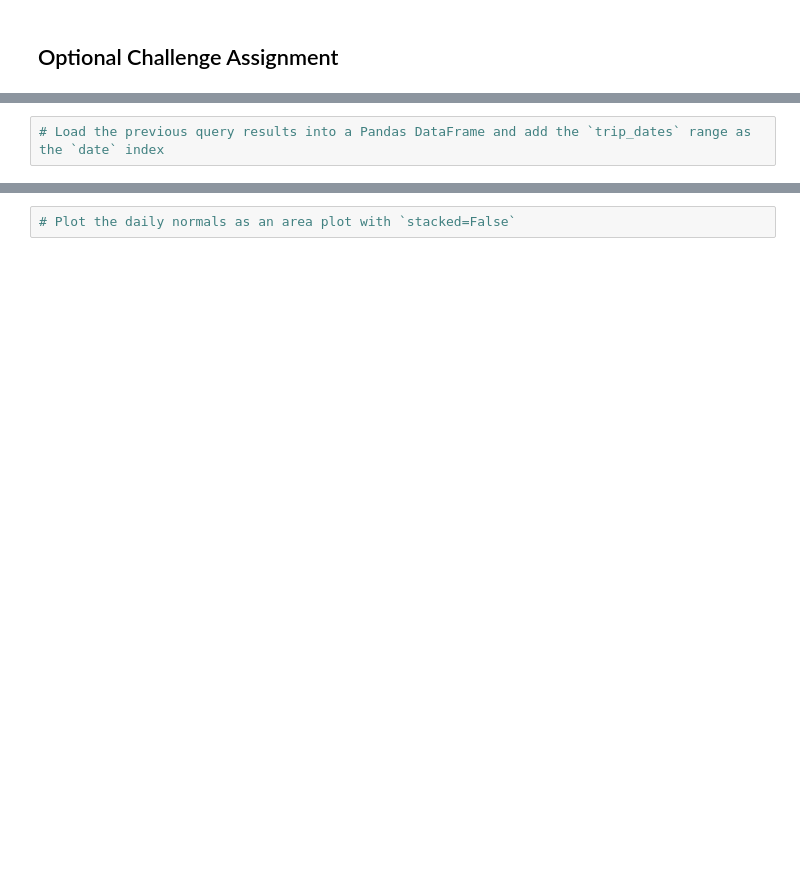
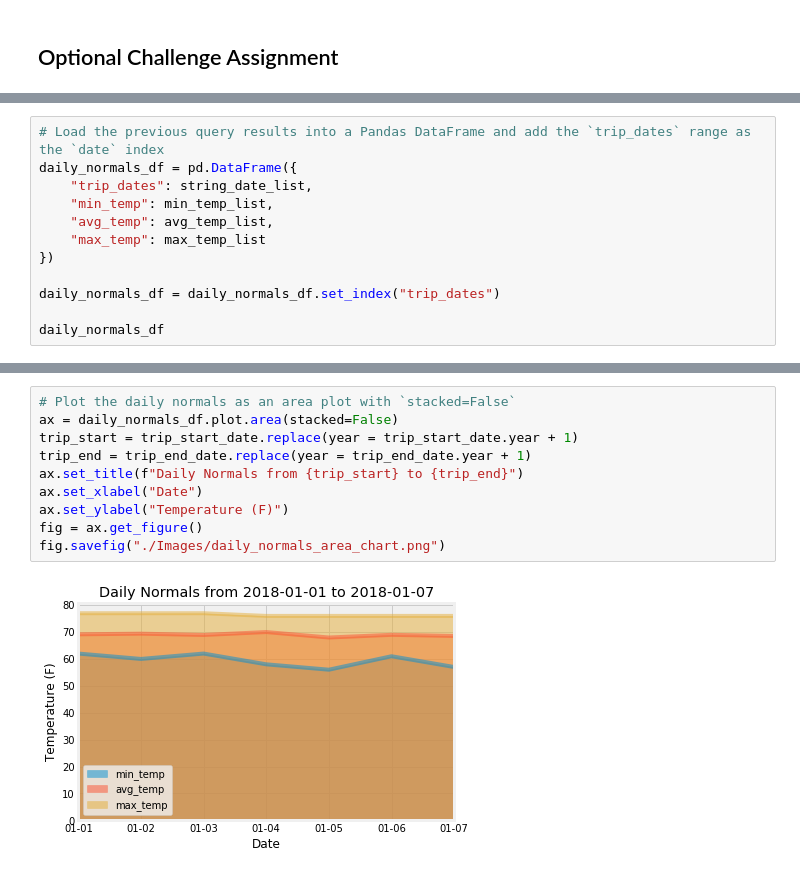
Before and after one commit to philipstubbs13/sqlalchemy-challenge, a Jupyter notebook: climate.ipynb, the cells around one changed output, grey strips where cells are left out. Drawn from its saved outputs; the diff is of its cells as text; blank space fills up the shorter version.

```diff
--- a/climate.ipynb
+++ b/climate.ipynb
@@ -286,2 +385,12 @@ daily_normals("01-01")
 # %%
 # Load the previous query results into a Pandas DataFrame and add the `trip_dates` range as the `date` index
+daily_normals_df = pd.DataFrame({
+    "trip_dates": string_date_list,
+    "min_temp": min_temp_list,
+    "avg_temp": avg_temp_list,
+    "max_temp": max_temp_list
+})
+
+daily_normals_df = daily_normals_df.set_index("trip_dates")
+
+daily_normals_df
@@ -288,2 +407,12 @@ daily_normals("01-01")
-# %%
-# Plot the daily normals as an area plot with `stacked=False`
+# %%
+# Plot the daily normals as an area plot with `stacked=False`
+ax = daily_normals_df.plot.area(stacked=False)
+trip_start = trip_start_date.replace(year = trip_start_date.year + 1)
+trip_end = trip_end_date.replace(year = trip_end_date.year + 1)
+ax.set_title(f"Daily Normals from {trip_start} to {trip_end}")
+ax.set_xlabel("Date")
+ax.set_ylabel("Temperature (F)")
+fig = ax.get_figure()
+fig.savefig("./Images/daily_normals_area_chart.png")
+# %% [output]
+[figure, added]
```
Also changed, not shown: parts of 12 cells of this notebook, 5 other files.
